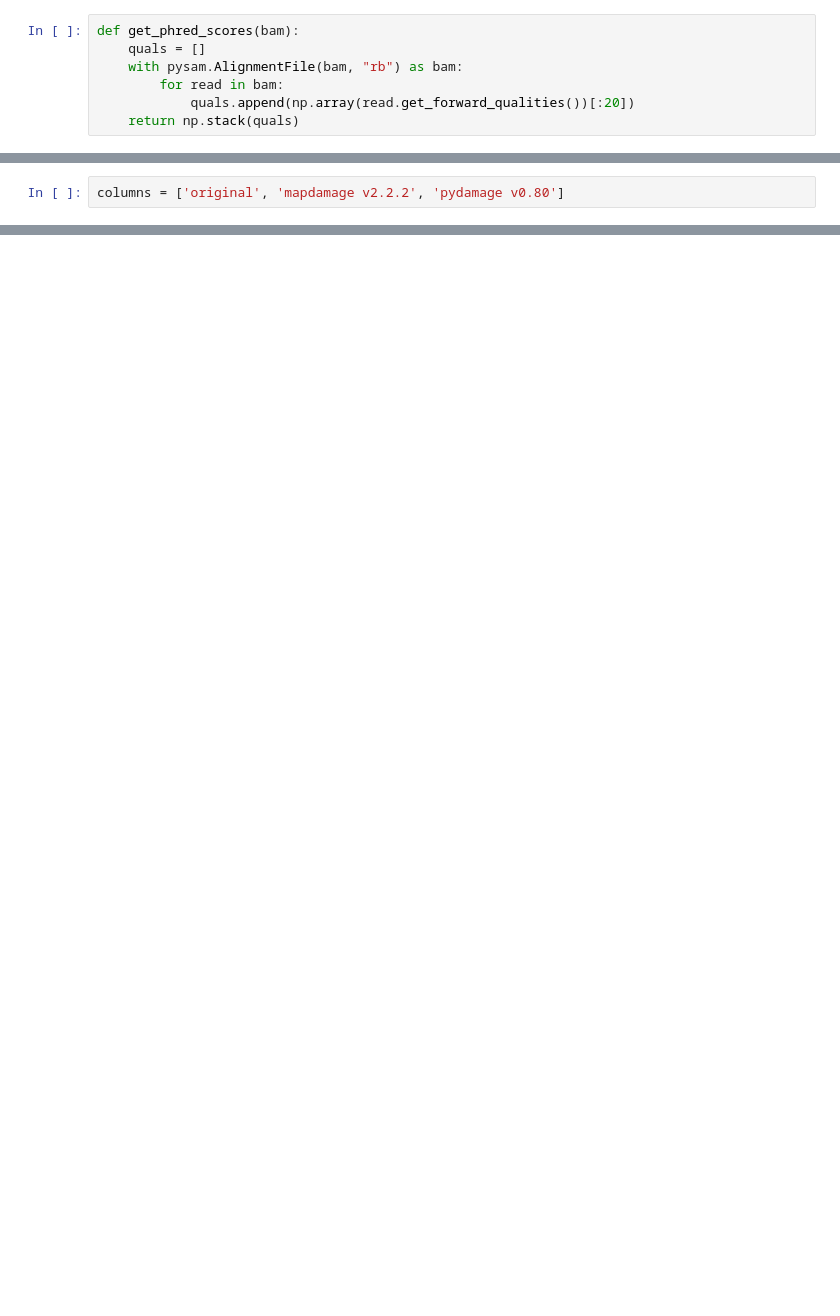
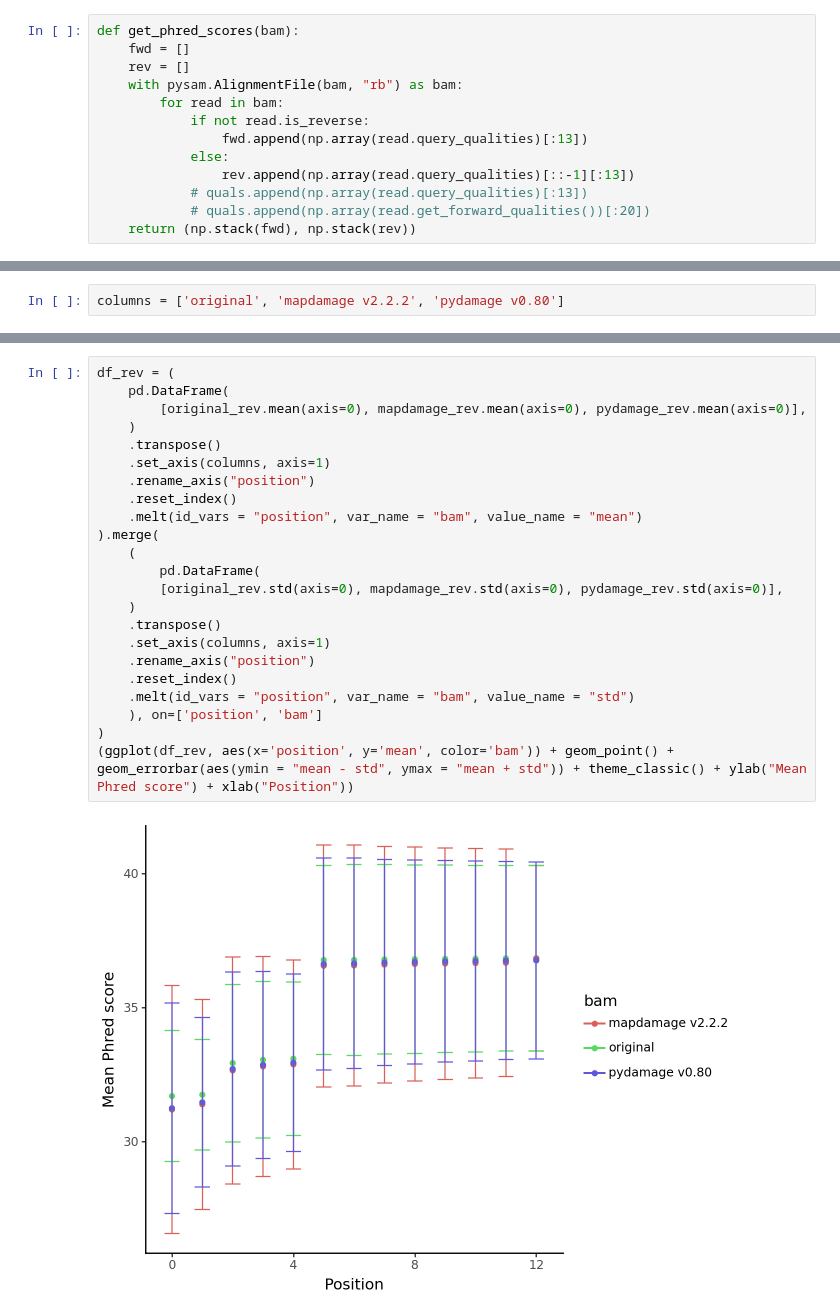
Before and after one commit to maxibor/pydamage, a Jupyter notebook: docs/source/rescaling.ipynb, the cells around one changed output, grey strips where cells are left out. Cells and saved outputs as stored; diff of their text form; blank space fills up the shorter version.

```diff
--- a/docs/source/rescaling.ipynb
+++ b/docs/source/rescaling.ipynb
@@ -78,7 +97,13 @@ ggplot(runtimes, aes(x = runtimes.index, y = "mean")) + geom_point() + geom_erro
 # %%
 def get_phred_scores(bam):
-    quals = []
+    fwd = []
+    rev = []
     with pysam.AlignmentFile(bam, "rb") as bam:
         for read in bam:
-            quals.append(np.array(read.get_forward_qualities())[:20])
-    return np.stack(quals)
+            if not read.is_reverse:
+                fwd.append(np.array(read.query_qualities)[:13])
+            else:
+                rev.append(np.array(read.query_qualities)[::-1][:13])
+            # quals.append(np.array(read.query_qualities)[:13])
+            # quals.append(np.array(read.get_forward_qualities())[:20])
+    return (np.stack(fwd), np.stack(rev))
@@ -118,0 +144,25 @@ df = (
+# %%
+df_rev = (
+    pd.DataFrame(
+        [original_rev.mean(axis=0), mapdamage_rev.mean(axis=0), pydamage_rev.mean(axis=0)],
+    )
+    .transpose()
+    .set_axis(columns, axis=1)
+    .rename_axis("position")
+    .reset_index()
+    .melt(id_vars = "position", var_name = "bam", value_name = "mean")
+).merge(
+    (
+        pd.DataFrame(
+        [original_rev.std(axis=0), mapdamage_rev.std(axis=0), pydamage_rev.std(axis=0)],
+    )
+    .transpose()
+    .set_axis(columns, axis=1)
+    .rename_axis("position")
+    .reset_index()
+    .melt(id_vars = "position", var_name = "bam", value_name = "std")
+    ), on=['position', 'bam']
+)
+(ggplot(df_rev, aes(x='position', y='mean', color='bam')) + geom_point() + geom_errorbar(aes(ymin = "mean - std", ymax = "mean + std")) + theme_classic() + ylab("Mean Phred score") + xlab("Position"))
+# %% [output]
+[figure, added]
```
Also changed, not shown: parts of 25 cells of this notebook.
